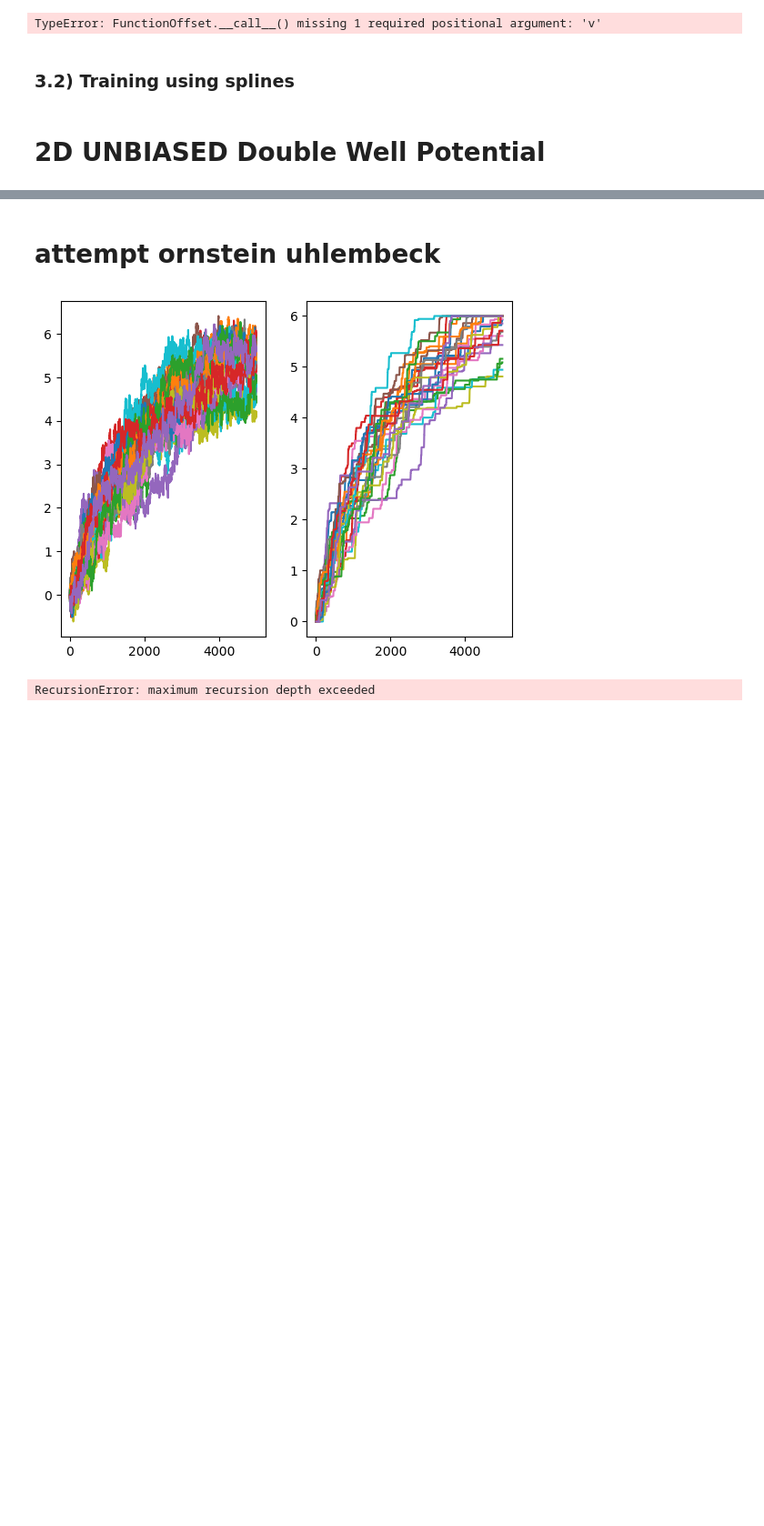
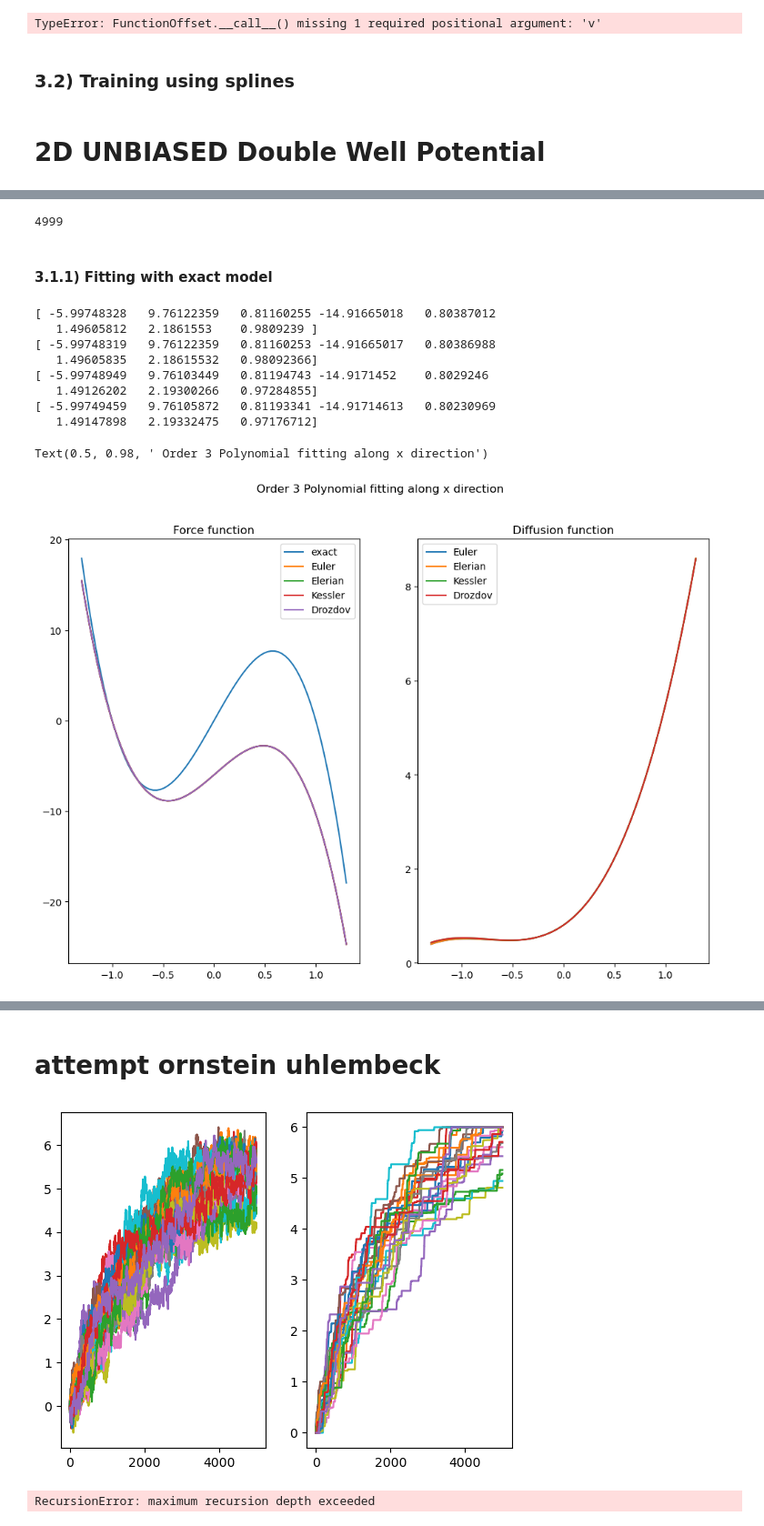
Before and after one commit to langevinmodel/folie, a Jupyter notebook: toy_models/estimation/1D_DW_estimation.ipynb, the cells around one changed output, grey strips where cells are left out. Shown at 91% size. Saved outputs shown, nothing was run; the diff lists cells and outputs as text; code cells hidden in the pictures; blank space fills up the shorter version.

```diff
--- a/toy_models/estimation/1D_DW_estimation.ipynb
+++ b/toy_models/estimation/1D_DW_estimation.ipynb
@@ -450,0 +559,61 @@ res_vec = [Eul_res,Ozk_res,Shj_res,Eln_res,Ksl_res,Drz_res] # made a list of all
+# %%
+xdata = fl.data.trajectories.Trajectories(dt=dt)
+s = np.empty(shape=(len(trj["x"][:,0]),1))
+for n, trj in enumerate(data):
+    for j in range(len(trj["x"][:,0])):
+        s[j]=trj["x"][:,0][j]
+    xdata.append(s)
+print(len(s))
+# #### Possible models
+# trainforce =fl.functions.Polynomial(deg=3,coefficients=np.asarray([1,1,1,1]))
+# traindiff = fl.functions.Polynomial(deg=0,coefficients=np.asarray([0.0]))
+# trainmodelx=fl.models.Overdamped(force = trainforce,diffusion=traindiff, has_bias=False)
+xfa = np.linspace(-1.3, 1.3, 75)
+xforce = -4*a*(xfa** 3 - xfa)
+# %% [output]
+4999
+# %% [markdown]
+#### 3.1.1) Fitting with exact model
+# %%
+trainforce =fl.functions.Polynomial(deg=3,coefficients=np.asarray([1,1,1,1]))
+traindiff = fl.functions.Polynomial(deg=0,coefficients=np.asarray([0.0]))
+trainmodelx=fl.models.Overdamped(force = trainforce,diffusion=None, has_bias=False)
+
+Eul_estimator = fl.LikelihoodEstimator(fl.EulerDensity(deepcopy(trainmodelx)))   # deepcopy is used because the estimator modifies the model when fit method is called
+Eln_estimator = fl.LikelihoodEstimator(fl.ElerianDensity(deepcopy(trainmodelx))) # and when the second estimator uses the object trainmodel this will already have the modfications
+Ksl_estimator = fl.LikelihoodEstimator(fl.KesslerDensity(deepcopy(trainmodelx))) # made by the previuos estimatorand so in the end they will return the exact same results
+Drz_estimator = fl.LikelihoodEstimator(fl.DrozdovDensity(deepcopy(trainmodelx))) # which is the reason why the loop checking if the values are different in the following cell exists
+
+
+Eul_res=Eul_estimator.fit_fetch(xdata)
+Eln_res=Eln_estimator.fit_fetch(xdata)
+Ksl_res=Ksl_estimator.fit_fetch(xdata)
+Drz_res=Drz_estimator.fit_fetch(xdata)
+res_vec = [Eul_res,Eln_res,Ksl_res,Drz_res] # made a list of all the trained estimators
+
+# PLOT OF THE RESULTS
+
+fig,ax = plt.subplots(1,2,figsize=(12,8))
+ax[0].plot(xfa, xforce,label='exact')
+for name, res in zip(
+    ["Euler", "Elerian","Kessler", "Drozdov"], res_vec,
+):
+    ax[0].plot(xfa, res.force(xfa.reshape(-1, 1)), label=name)
+    ax[1].plot(xfa, res.diffusion(xfa.reshape(-1, 1)), label=name)
+    print(res.coefficients)
+ax[0].set_title('Force function')
+ax[1].set_title('Diffusion function')
+ax[0].legend()
+ax[1].legend()
+fig.suptitle('Order 3 Polynomial fitting along x direction')
+# %% [output]
+[ -5.99748328   9.76122359   0.81160255 -14.91665018   0.80387012
+   1.49605812   2.1861553    0.9809239 ]
+[ -5.99748319   9.76122359   0.81160253 -14.91665017   0.80386988
+   1.49605835   2.18615532   0.98092366]
+[ -5.99748949   9.76103449   0.81194743 -14.9171452    0.8029246
+   1.49126202   2.19300266   0.97284855]
+[ -5.99749459   9.76105872   0.81193341 -14.91714613   0.80230969
+   1.49147898   2.19332475   0.97176712]
+Text(0.5, 0.98, ' Order 3 Polynomial fitting along x direction')
+[figure, added]
```
Also changed, not shown: parts of 28 cells of this notebook, 2 other files.
